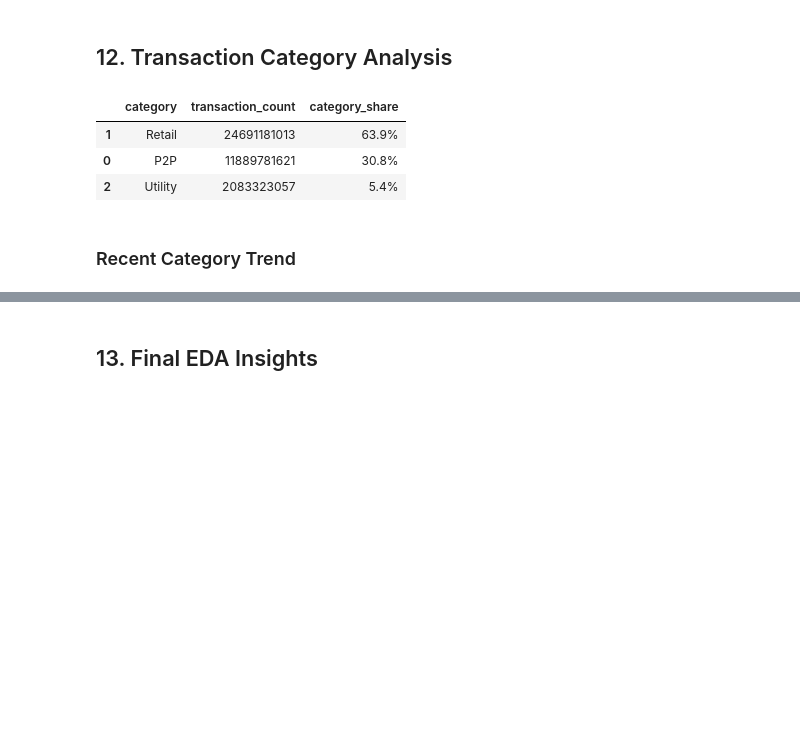
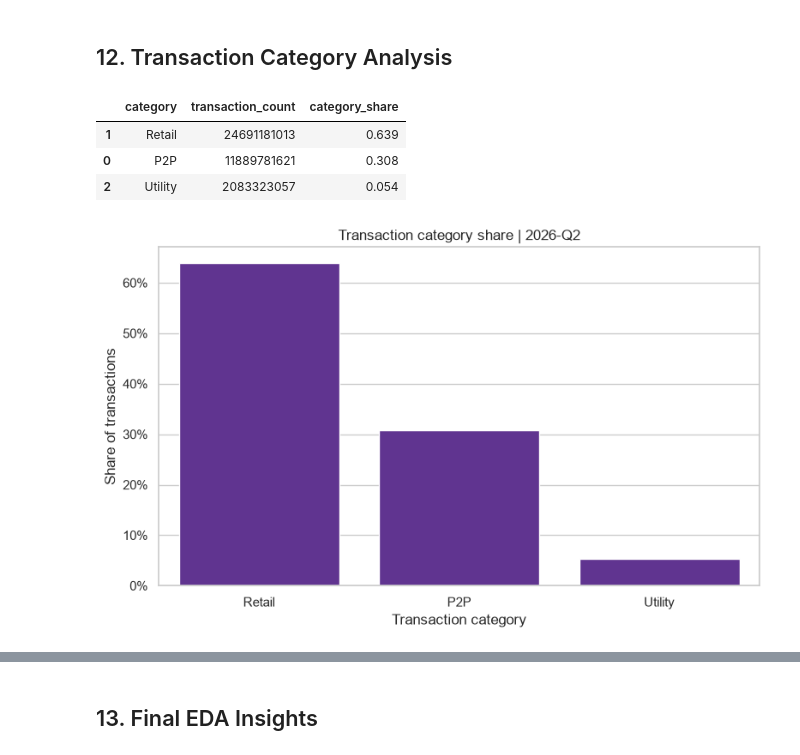
Before and after one commit to Rabilkhan786/PhonePay_Analysis, a Jupyter notebook: notebooks/02_eda.ipynb, the cells around one changed output, grey strips where cells are left out. Drawn from its saved outputs; the diff is of its cells as text; code cells hidden in the pictures; blank space fills up the shorter version.

```diff
--- a/notebooks/02_eda.ipynb
+++ b/notebooks/02_eda.ipynb
@@ -1068,35 +1196,37 @@ Transaction count and transaction value have the strongest relationship at **0.9
 # %%
 latest_category_data = category_data.loc[
     category_data["period_id"].eq(latest_period_id)
 ].copy()
-
 category_summary = (
     latest_category_data.groupby("category", as_index=False)[
         "transaction_count"
     ]
     .sum()
     .sort_values("transaction_count", ascending=False)
 )
 category_summary["category_share"] = (
     category_summary["transaction_count"]
     / category_summary["transaction_count"].sum()
 )
-category_display = category_summary.copy()
-category_display["transaction_count"] = (
-    category_display["transaction_count"].round(0).astype(int)
+display(category_summary.round(3))
+
+fig, axis = plt.subplots(figsize=(8, 5))
+sns.barplot(
+    data=category_summary,
+    x="category",
+    y="category_share",
+    color=purple,
+    ax=axis,
 )
-category_display["category_share"] = (
-    category_display["category_share"]
-    .mul(100)
-    .round(1)
-    .astype(str)
-    + "%"
-)
-display(category_display)
+axis.yaxis.set_major_formatter(PercentFormatter(1))
+axis.set_title(f"Transaction category share | {latest_period}")
+axis.set_xlabel("Transaction category")
+axis.set_ylabel("Share of transactions")
+fig.tight_layout()
+plt.show()
 # %% [output]
 |  | category | transaction_count | category_share |
-| 1 | Retail | 24691181013 | 63.9% |
-| 0 | P2P | 11889781621 | 30.8% |
-| 2 | Utility | 2083323057 | 5.4% |
+| 1 | Retail | 24691181013 | 0.639 |
+| 0 | P2P | 11889781621 | 0.308 |
+| 2 | Utility | 2083323057 | 0.054 |
+[figure, added]
-# %% [markdown]
-### Recent Category Trend
```
Also changed, not shown: parts of 86 cells of this notebook.
